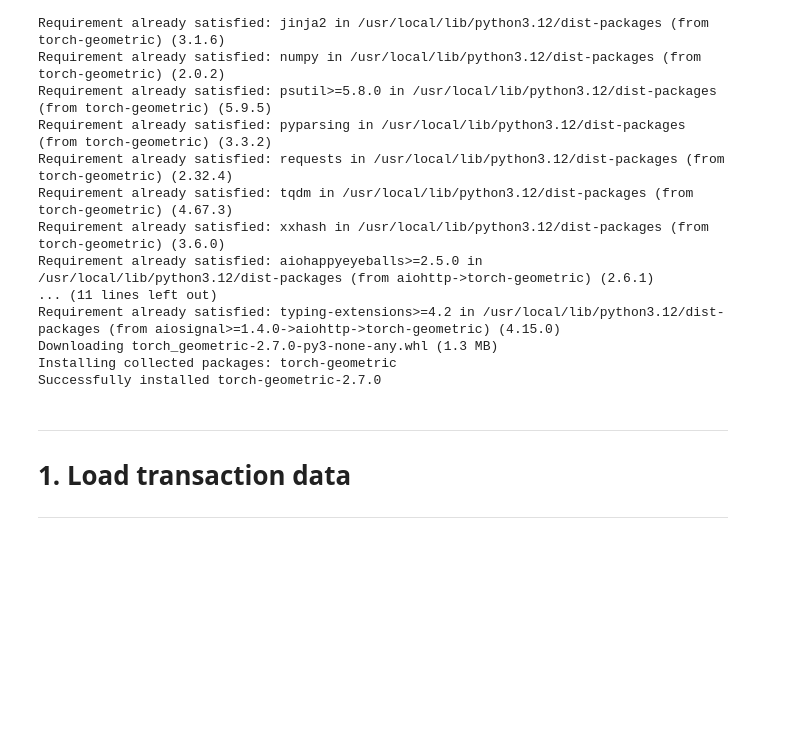
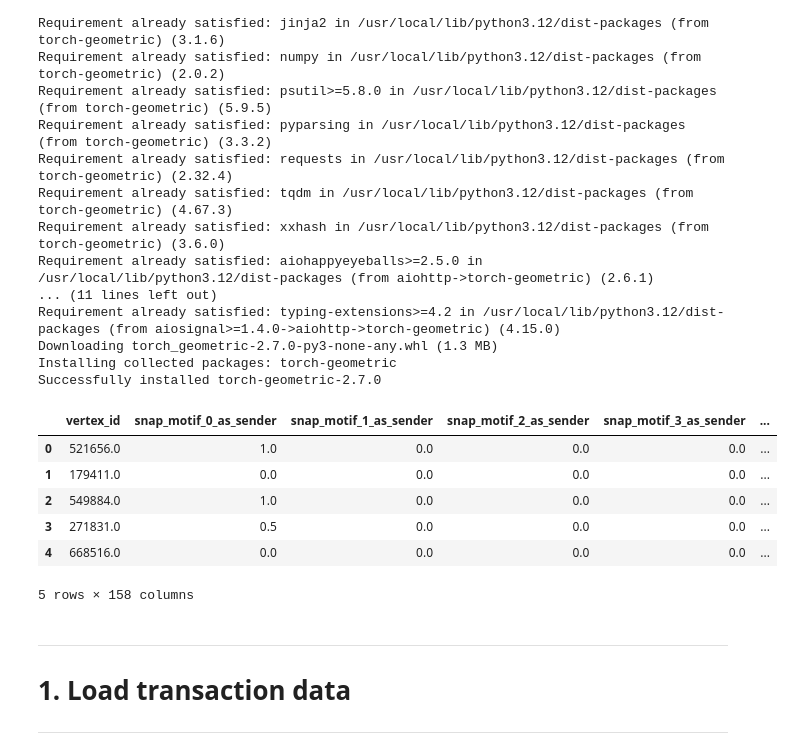
Before and after one commit to Nefeli-Apostolou/GM-Project---Fraud-Detection, a Jupyter notebook: Graph_Mining_Project.ipynb, the cells around one changed output. Cells and saved outputs as stored; diff of their text form; code cells hidden in the pictures; blank space fills up the shorter version.

```diff
--- a/Graph_Mining_Project.ipynb
+++ b/Graph_Mining_Project.ipynb
@@ -47,6 +47,17 @@ from sklearn.metrics import (
 )
 
 CSV_PATH = "/content/drive/MyDrive/Graph_Mining_Project/eth_tx_last4days.csv"
+# %%
+prova = pd.read_csv("/content/drive/MyDrive/Graph_Mining_Project/snap_ml_nodes_output.csv")
+prova.head()
+# %% [output]
+|  | vertex_id | snap_motif_0_as_sender | snap_motif_1_as_sender | snap_motif_2_as_sender | snap_motif_3_as_sender | ... |
+| 0 | 521656.0 | 1.0 | 0.0 | 0.0 | 0.0 | ... |
+| 1 | 179411.0 | 0.0 | 0.0 | 0.0 | 0.0 | ... |
+| 2 | 549884.0 | 1.0 | 0.0 | 0.0 | 0.0 | ... |
+| 3 | 271831.0 | 0.5 | 0.0 | 0.0 | 0.0 | ... |
+| 4 | 668516.0 | 0.0 | 0.0 | 0.0 | 0.0 | ... |
+5 rows × 158 columns
 # %% [markdown]
 
  ---------------------------------------------------------
```
Also changed, not shown: parts of 9 cells of this notebook.
